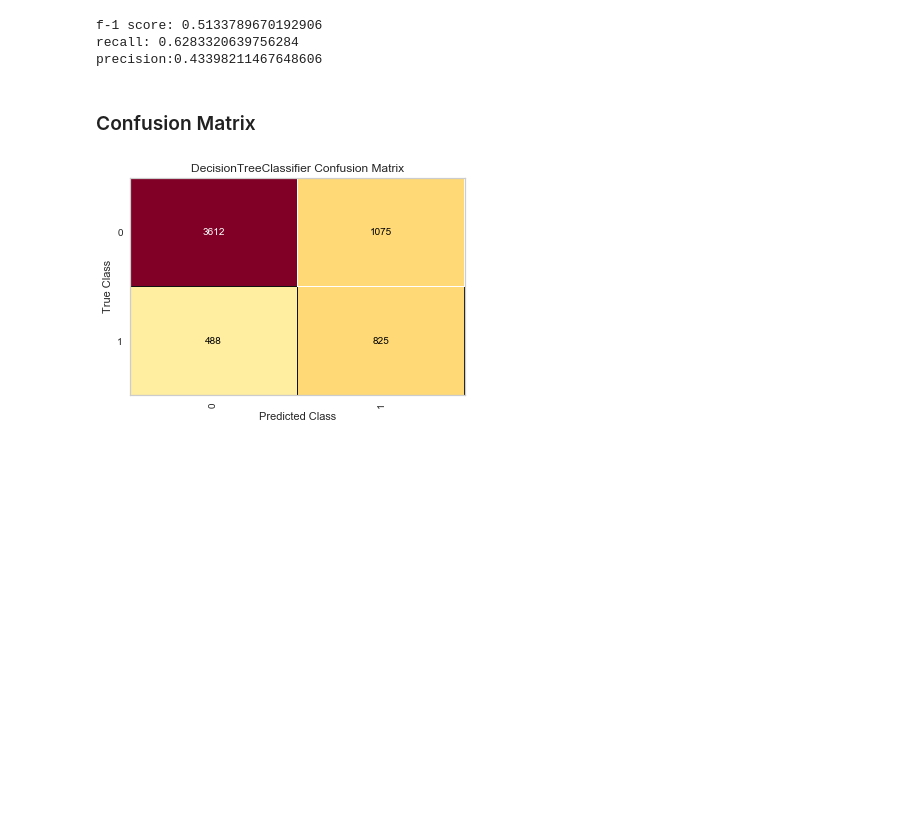
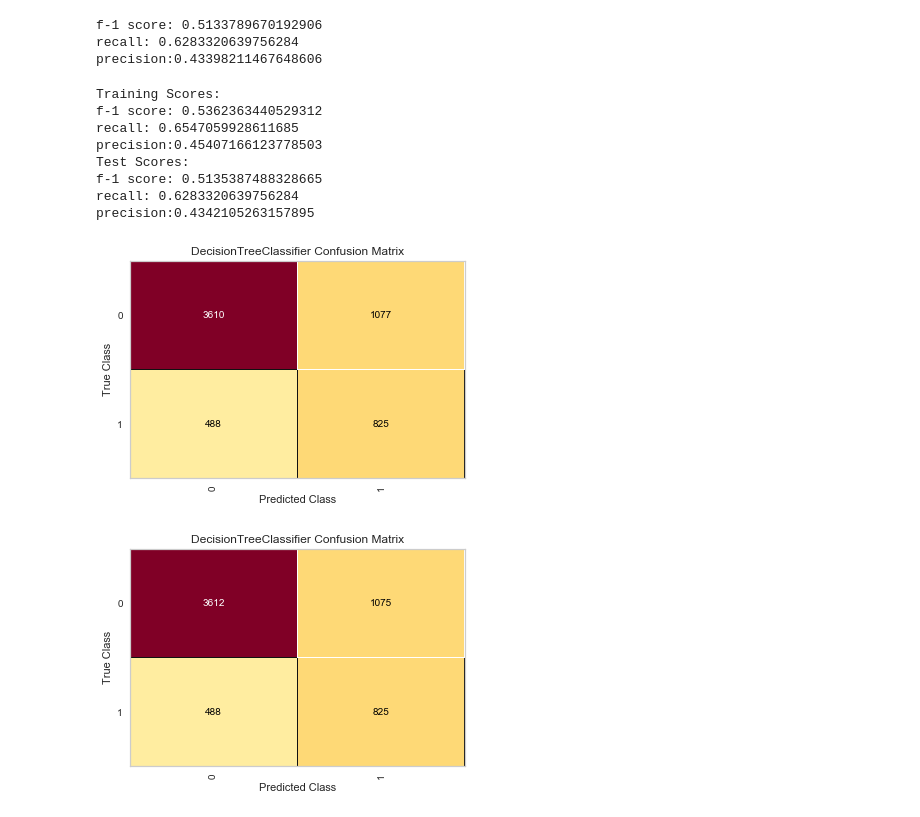
Before and after one commit to nt-ds/default-of-credit-card-clients, a Jupyter notebook: notebooks/2.0-models.ipynb, the cells around one changed output. Drawn from its saved outputs; the diff is of its cells as text; code cells hidden in the pictures; blank space fills up the shorter version.

Commit message:
ran and scored several models

```diff
--- a/notebooks/2.0-models.ipynb
+++ b/notebooks/2.0-models.ipynb
@@ -163,6 +74,16 @@ all_scores(y_test, y_preds_best_tree)
 f-1 score: 0.5133789670192906
 recall: 0.6283320639756284
 precision:0.43398211467648606
-# %% [markdown]
-### Confusion Matrix
+# %%
+evf.scores_confusion_matrix(dt_gs, X_train, X_test, y_train, y_test)
+# %% [output]
+Training Scores:
+f-1 score: 0.5362363440529312
+recall: 0.6547059928611685
+precision:0.45407166123778503
+Test Scores:
+f-1 score: 0.5135387488328665
+recall: 0.6283320639756284
+precision:0.4342105263157895
+[figure, added]
 # %%
```
Also changed, not shown: parts of 46 cells of this notebook, 3 other files.
